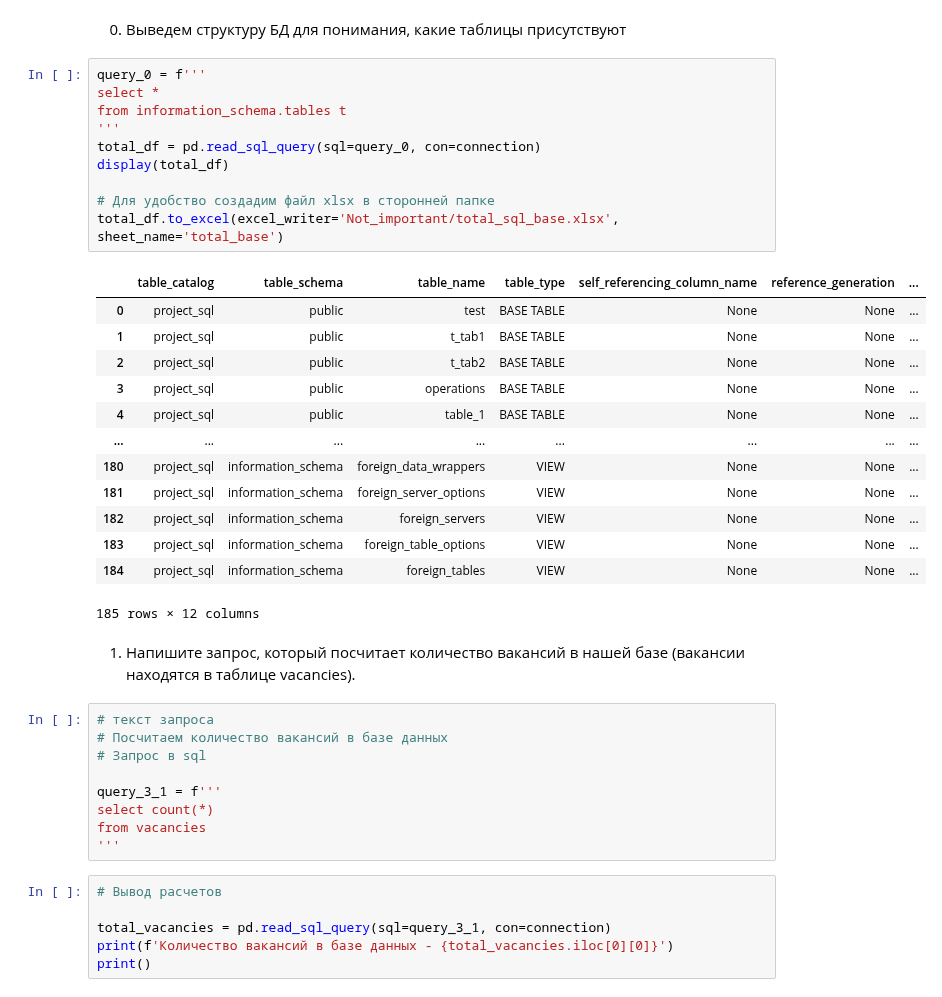
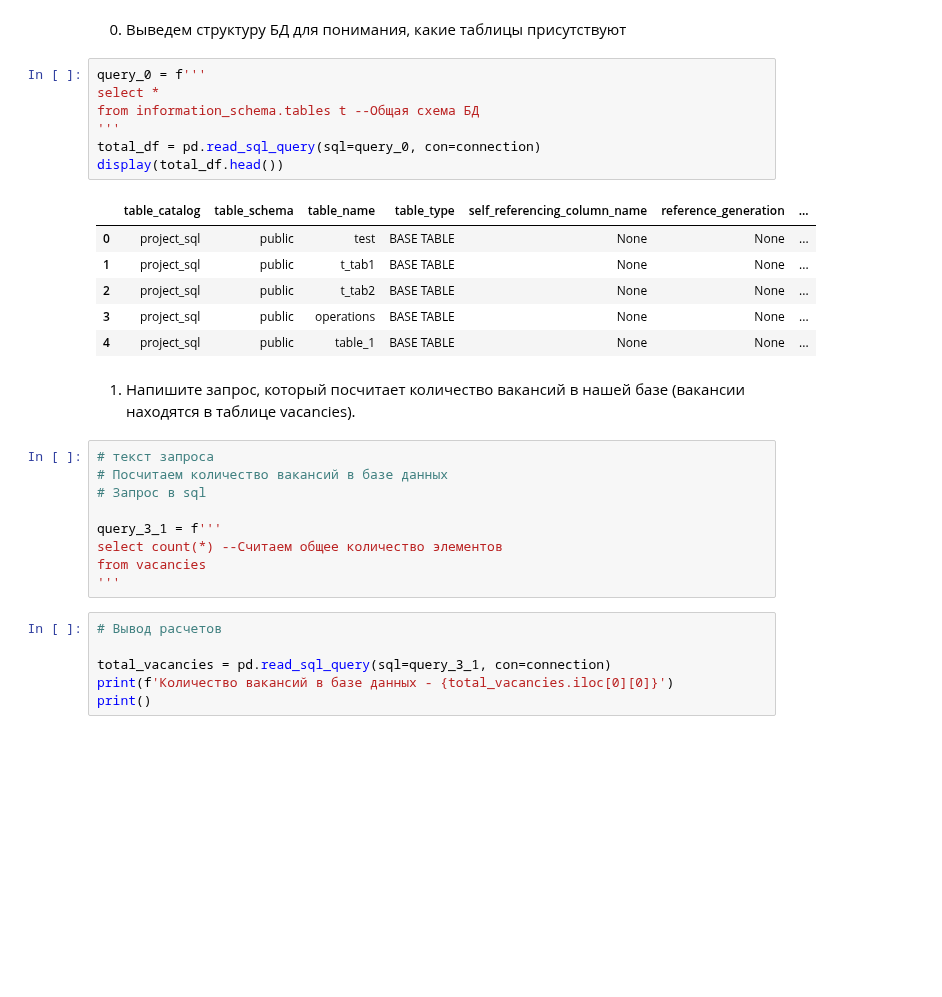
Before and after one commit to SudarickovIlya/SF_DS_Ilya, a Jupyter notebook: Project_2 (sql)/Project_2_Ноутбук_шаблон.ipynb, the cells around one changed output. Cells and saved outputs as stored; diff of their text form; blank space fills up the shorter version.

```diff
--- a/Project_2 (sql)/Project_2_Ноутбук_шаблон.ipynb
+++ b/Project_2 (sql)/Project_2_Ноутбук_шаблон.ipynb
@@ -26,27 +26,17 @@ connection = psycopg2.connect(
 # %%
 query_0 = f'''
 select *
-from information_schema.tables t
+from information_schema.tables t --Общая схема БД
 '''
 total_df = pd.read_sql_query(sql=query_0, con=connection)
-display(total_df)
-
-# Для удобство создадим файл xlsx в сторонней папке
-total_df.to_excel(excel_writer='Not_important/total_sql_base.xlsx', sheet_name='total_base')
+display(total_df.head())
 # %% [output]
 |  | table_catalog | table_schema | table_name | table_type | self_referencing_column_name | reference_generation | ... |
 | 0 | project_sql | public | test | BASE TABLE | None | None | ... |
 | 1 | project_sql | public | t_tab1 | BASE TABLE | None | None | ... |
 | 2 | project_sql | public | t_tab2 | BASE TABLE | None | None | ... |
 | 3 | project_sql | public | operations | BASE TABLE | None | None | ... |
 | 4 | project_sql | public | table_1 | BASE TABLE | None | None | ... |
-| ... | ... | ... | ... | ... | ... | ... | ... |
-| 180 | project_sql | information_schema | foreign_data_wrappers | VIEW | None | None | ... |
-| 181 | project_sql | information_schema | foreign_server_options | VIEW | None | None | ... |
-| 182 | project_sql | information_schema | foreign_servers | VIEW | None | None | ... |
-| 183 | project_sql | information_schema | foreign_table_options | VIEW | None | None | ... |
-| 184 | project_sql | information_schema | foreign_tables | VIEW | None | None | ... |
-185 rows × 12 columns
 # %% [markdown]
 1. Напишите запрос, который посчитает количество вакансий в нашей базе (вакансии находятся в таблице vacancies).
 # %%
@@ -55,7 +45,7 @@ total_df.to_excel(excel_writer='Not_important/total_sql_base.xlsx', sheet_name='
 # Запрос в sql
 
 query_3_1 = f'''
-select count(*)
+select count(*) --Считаем общее количество элементов
 from vacancies
 '''
 # %%
```
Also changed, not shown: parts of 26 cells of this notebook.
